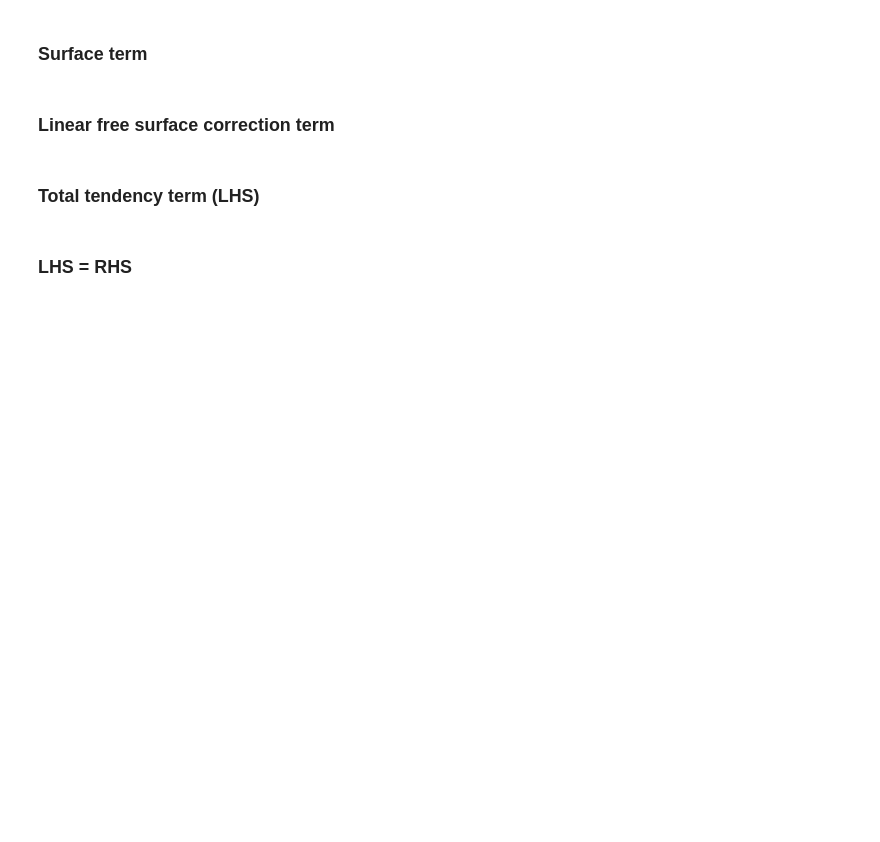
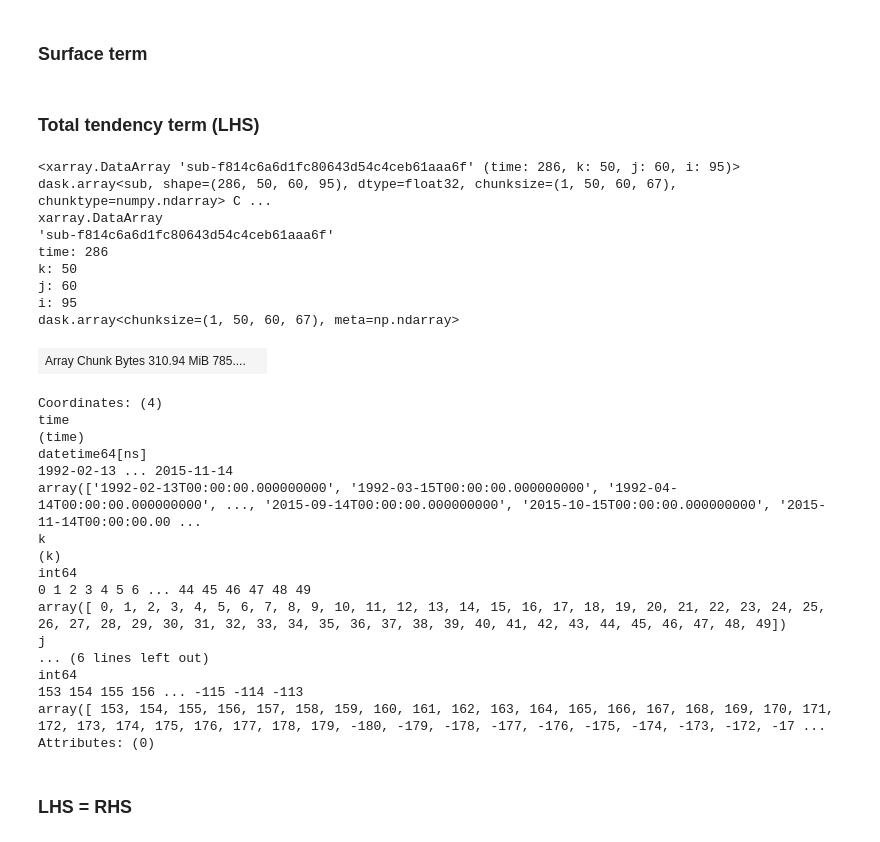
Before and after one commit to shanicetbailey/chapter1, a Jupyter notebook: ECCO-budgets/2_heat_salt_budget.ipynb, the cells around one changed output. Cells and saved outputs as stored; diff of their text form; code cells hidden in the pictures; blank space fills up the shorter version.

```diff
--- a/ECCO-budgets/2_heat_salt_budget.ipynb
+++ b/ECCO-budgets/2_heat_salt_budget.ipynb
@@ -286,2 +306,0 @@ residual_surf = box1 + box2 + box3 + box4
-# %% [markdown]
-### Linear free surface correction term
@@ -308,0 +309,38 @@ residual_tot = box1 + box2 + box3 + box4
+# %%
+#calculating total tendency term for heat
+delta_theta = ds.THETA_snp.diff('time_snp')
+
+#forcing theta_scaled to have same timestamp as ds.dt by creating new data array called "theta_scaled"
+delta_theta = xr.DataArray(delta_theta.data, dims=['time','k','j','i'],
+                            coords={'time': coords.dt[1:287].time.data,
+                                    'k':coords.k.data,
+                                    'j':coords.j.data,
+                                    'i':coords.i.data})
+delta_theta
+# %% [output]
+<xarray.DataArray 'sub-f814c6a6d1fc80643d54c4ceb61aaa6f' (time: 286, k: 50, j: 60, i: 95)> dask.array<sub, shape=(286, 50, 60, 95), dtype=float32, chunksize=(1, 50, 60, 67), chunktype=numpy.ndarray> C ...
+xarray.DataArray
+'sub-f814c6a6d1fc80643d54c4ceb61aaa6f'
+time: 286
+k: 50
+j: 60
+i: 95
+dask.array<chunksize=(1, 50, 60, 67), meta=np.ndarray>
+| Array Chunk Bytes 310.94 MiB 785.... |  |
+Coordinates: (4)
+time
+(time)
+datetime64[ns]
+1992-02-13 ... 2015-11-14
+array(['1992-02-13T00:00:00.000000000', '1992-03-15T00:00:00.000000000', '1992-04-14T00:00:00.000000000', ..., '2015-09-14T00:00:00.000000000', '2015-10-15T00:00:00.000000000', '2015-11-14T00:00:00.00 ...
+k
+(k)
+int64
+0 1 2 3 4 5 6 ... 44 45 46 47 48 49
+array([ 0, 1, 2, 3, 4, 5, 6, 7, 8, 9, 10, 11, 12, 13, 14, 15, 16, 17, 18, 19, 20, 21, 22, 23, 24, 25, 26, 27, 28, 29, 30, 31, 32, 33, 34, 35, 36, 37, 38, 39, 40, 41, 42, 43, 44, 45, 46, 47, 48, 49])
+j
+... (6 lines left out)
+int64
+153 154 155 156 ... -115 -114 -113
+array([ 153, 154, 155, 156, 157, 158, 159, 160, 161, 162, 163, 164, 165, 166, 167, 168, 169, 170, 171, 172, 173, 174, 175, 176, 177, 178, 179, -180, -179, -178, -177, -176, -175, -174, -173, -172, -17 ...
+Attributes: (0)
```
Also changed, not shown: parts of 55 cells of this notebook.
